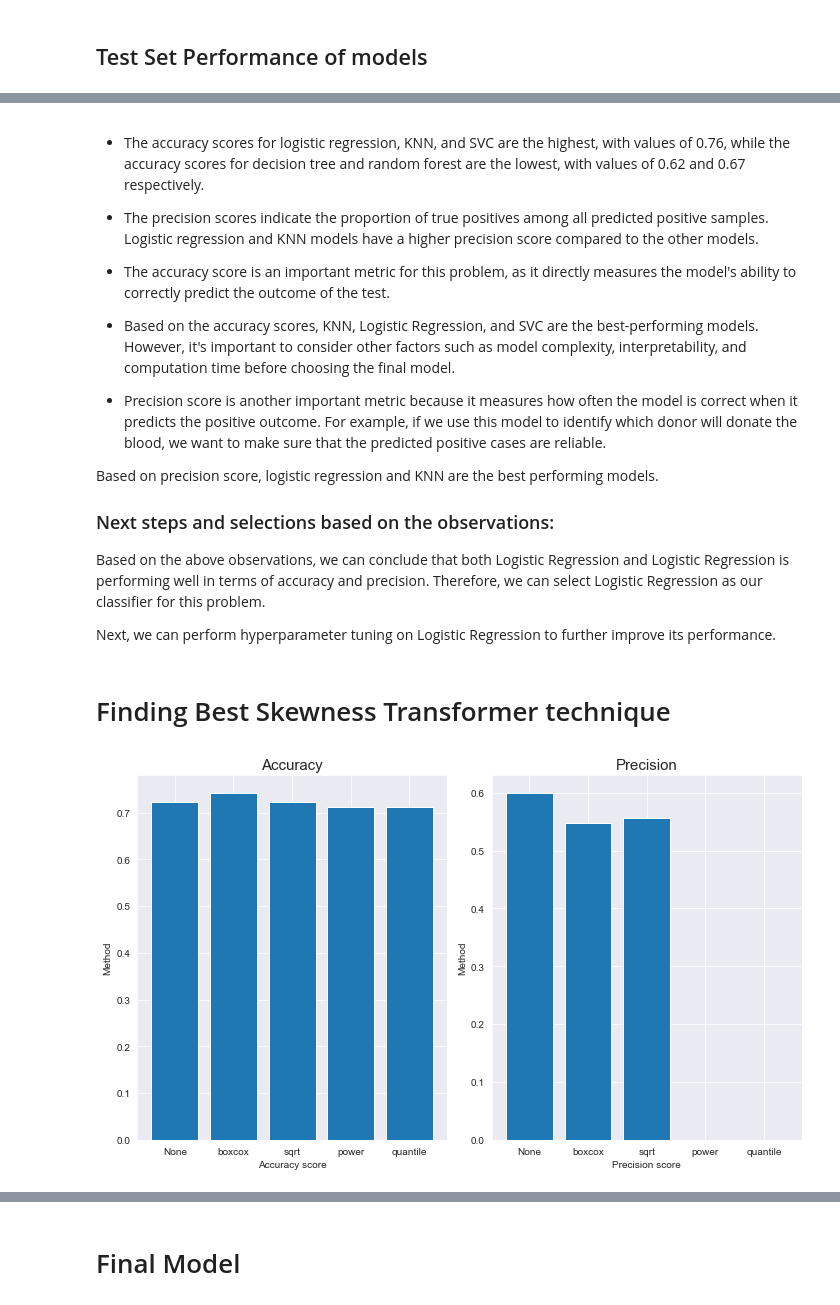
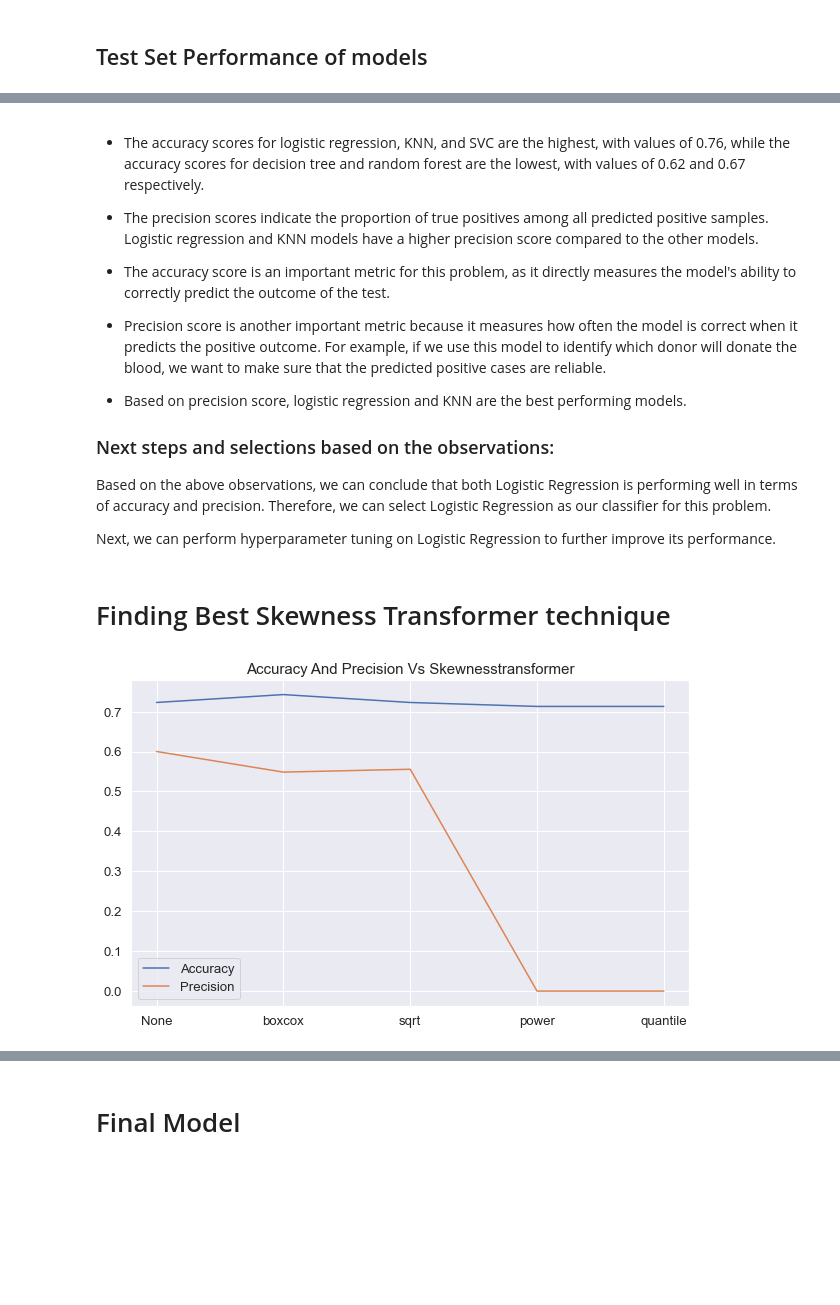
Before and after one commit to mdushetwar/Blood-Donation-Prediction, a Jupyter notebook: BloodDonationPred.ipynb, the cells around one changed output, grey strips where cells are left out. Saved outputs shown, nothing was run; the diff lists cells and outputs as text; code cells hidden in the pictures; blank space fills up the shorter version.

Commit message:
final corrections in model developments

```diff
--- a/BloodDonationPred.ipynb
+++ b/BloodDonationPred.ipynb
@@ -568,14 +566,13 @@ class DropAttribute(BaseEstimator, TransformerMixin):
             The input data with specified columns dropped.
         """
 
-        # Return X unchanged if attribute_names is not set
         if self.attribute_names is None:
             return X
 
-        # Drop the specified attributes from the DataFrame
-        new_df = X.drop(columns=self.attribute_names, errors='ignore')
+        else:
+            new_df = X.drop(columns=self.attribute_names, errors='ignore')
 
-        return new_df
+            return new_df
 # %% [markdown]
 ## Feature transformation
 # %%
@@ -584,7 +581,7 @@ class SkewnessTransformer(BaseEstimator, TransformerMixin):
     Applied selected transformation technique to skewed columns and return the transformed dataset with distribution closer to normal
 
     Parameters:
-        method (str): The name of the transformation method to use. Must be one of 'boxcox', 'log', 'sqrt', 'inv', 'yeojohnson', 'power', or 'quantile'.
+        method (str): The name of the transformation method to use. Must be one of 'boxcox', 'log', 'sqrt', 'inv', 'power', or 'quantile'.
         columns (str or list): The name of the column(s) to transform. If multiple columns, pass them as a list.
     """
 
@@ -831,16 +828,14 @@ plt.show()
 
 - The accuracy score is an important metric for this problem, as it directly measures the model's ability to correctly predict the outcome of the test.
 
-- Based on the accuracy scores, KNN, Logistic Regression, and SVC are the best-performing models. However, it's important to consider other factors such as model complexity, interpretability, and computation time before choosing the final model.
-
 - Precision score is another important metric because it measures how often the model is correct when it predicts the positive outcome. For example, if we use this model to identify which donor will donate the blood, we want to make sure that the predicted positive cases are reliable.
 
-Based on precision score, logistic regression and KNN are the best performing models.
+- Based on precision score, logistic regression and KNN are the best performing models.
 
 
 ### Next steps and selections based on the observations:
 
-Based on the above observations, we can conclude that both Logistic Regression and Logistic Regression is performing well in terms of accuracy and precision. Therefore, we can select Logistic Regression as our classifier for this problem.
+Based on the above observations, we can conclude that both Logistic Regression is performing well in terms of accuracy and precision. Therefore, we can select Logistic Regression as our classifier for this problem.
 
 Next, we can perform hyperparameter tuning on Logistic Regression to further improve its performance.
 # %% [markdown]
@@ -877,24 +872,11 @@ for method in methods:
     method_accuracy_scores[method]=accuracy
 # %%
 plt.figure(figsize=(10,6))
-plt.subplot(1,2,1)
-plt.bar(['None', 'boxcox', 'sqrt', 'power', 'quantile'], list(method_accuracy_scores.values()))
 
-# Add title and labels
-plt.title('Accuracy'.title(), fontsize=15)
-plt.xlabel('Accuracy score')
-plt.ylabel('Method')
+plt.plot(['None', 'boxcox', 'sqrt', 'power', 'quantile'], list(method_accuracy_scores.values()), label='Accuracy')
+plt.plot(['None', 'boxcox', 'sqrt', 'power', 'quantile'], list(method_precision_scores.values()), label='Precision')
 
-
-plt.subplot(1,2,2)
-plt.bar(['None', 'boxcox', 'sqrt', 'power', 'quantile'], list(method_precision_scores.values()))
-
-# Add title and labels
-plt.title('Precision'.title(), fontsize=15)
-plt.xlabel('Precision score')
-plt.ylabel('Method')
-
-# Show the plot
-plt.tight_layout()
+plt.title('Accuracy and Precision vs SkewnessTransformer'.title(), fontsize=15)
+plt.legend();
 # %% [output]
-[figure, old version]
+[figure, new version]
```
Also changed, not shown: parts of 16 cells of this notebook.
